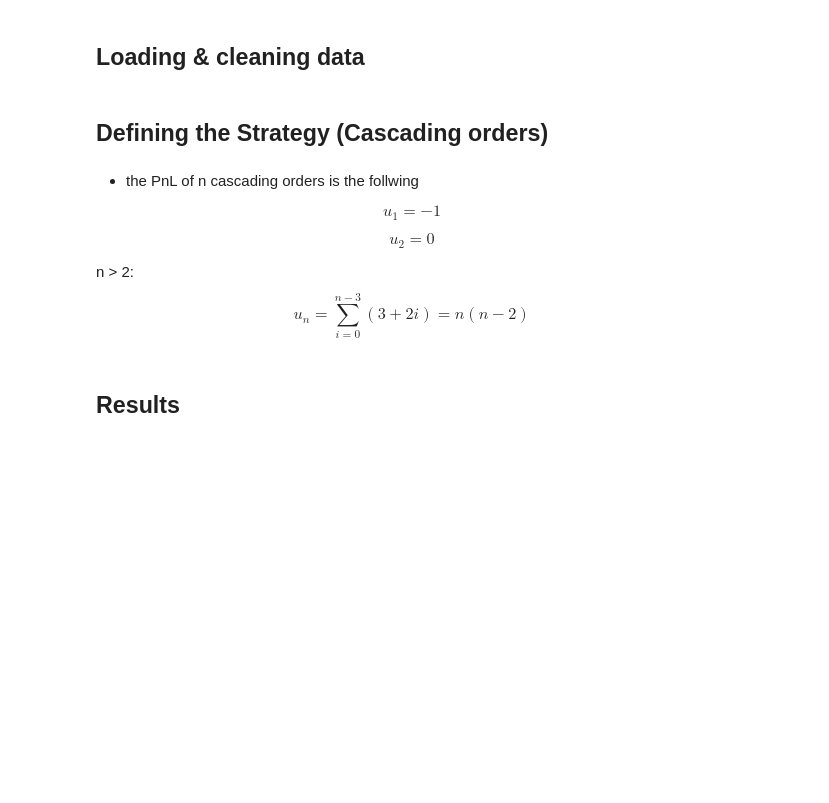
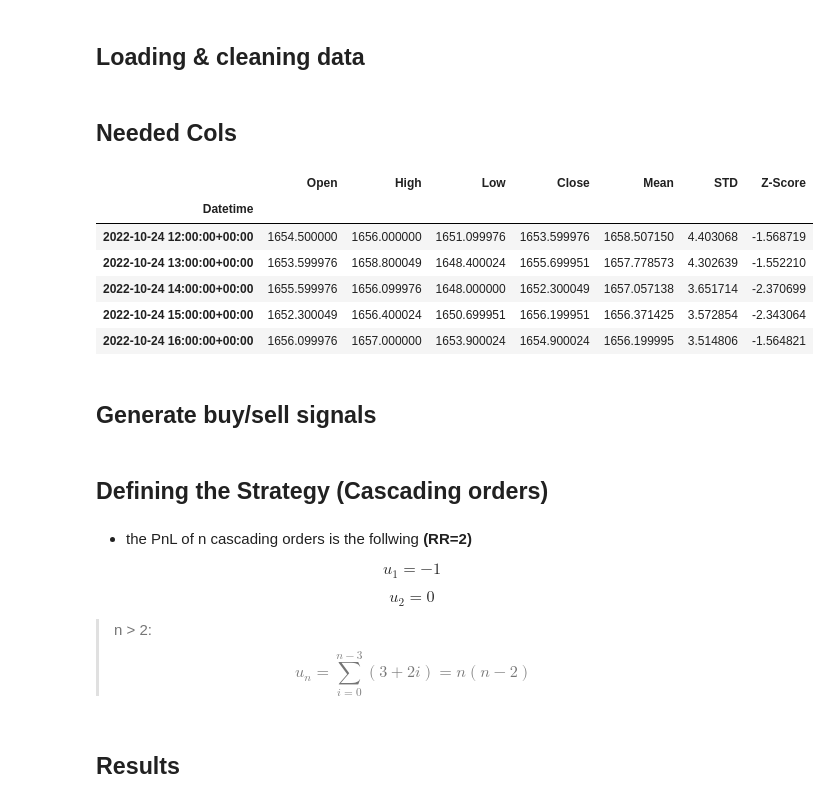
Before and after one commit to mod7ex/cascading-orders-strategy, a Jupyter notebook: index.ipynb, the cells around one changed output. Drawn from its saved outputs; the diff is of its cells as text; code cells hidden in the pictures; blank space fills up the shorter version.

```diff
--- a/index.ipynb
+++ b/index.ipynb
@@ -31,3 +30,34 @@ bool_df = df.isna()
 if not bool_df.loc[(bool_df['Close'] == True) | (bool_df['High'] == True) | (bool_df['Low'] == True) | (bool_df['Open'] == True)].empty:
     print("There is missing data")
     sys.exit("There is missing data")
+# %% [markdown]
+## **Needed Cols**
+# %%
+WINDOW = 14
+
+df['Mean'] = df['Close'].rolling(window=WINDOW).mean()
+# df['Mean'] = df['Close'].ewm(span=WINDOW, adjust=False).mean()
+df['STD'] = df['Close'].rolling(window=WINDOW).std()
+df['Z-Score'] = np.where(
+    abs(df['High'] - df['Mean'])  > abs(df['Mean'] - df['Low']),
+    (df['High'] - df['Mean']) / df['STD'],
+    (df['Low'] - df['Mean']) / df['STD']
+)
+
+df['Mean'] = df['Mean'].shift(1)
+df['STD'] = df['STD'].shift(1)
+df['Z-Score'] = df['Z-Score'].shift(1)
+
+df.dropna(inplace=True)
+
+df.head(5)
+# %% [output]
+|  | Open | High | Low | Close | Mean | STD | Z-Score |
+| Datetime |  |  |  |  |  |  |  |
+| 2022-10-24 12:00:00+00:00 | 1654.500000 | 1656.000000 | 1651.099976 | 1653.599976 | 1658.507150 | 4.403068 | -1.568719 |
+| 2022-10-24 13:00:00+00:00 | 1653.599976 | 1658.800049 | 1648.400024 | 1655.699951 | 1657.778573 | 4.302639 | -1.552210 |
+| 2022-10-24 14:00:00+00:00 | 1655.599976 | 1656.099976 | 1648.000000 | 1652.300049 | 1657.057138 | 3.651714 | -2.370699 |
+| 2022-10-24 15:00:00+00:00 | 1652.300049 | 1656.400024 | 1650.699951 | 1656.199951 | 1656.371425 | 3.572854 | -2.343064 |
+| 2022-10-24 16:00:00+00:00 | 1656.099976 | 1657.000000 | 1653.900024 | 1654.900024 | 1656.199995 | 3.514806 | -1.564821 |
+# %% [markdown]
+## **Generate buy/sell signals**
@@ -34,13 +84,14 @@ if not bool_df.loc[(bool_df['Close'] == True) | (bool_df['High'] == True) | (boo
 # %% [markdown]
 ## **Defining the Strategy (Cascading orders)**
 # %% [markdown]
-- the PnL of n cascading orders is the follwing
+- the PnL of n cascading orders is the follwing **(RR=2)**
 
 $$u_1 = -1$$
 
 $$u_2 = 0$$
 
-n > 2:   $$u_n = \sum_{i=0}^{n-3} (3 + 2i) = n (n - 2)$$
+> n > 2:
+$$u_n = \sum_{i=0}^{n-3} (3 + 2i) = n (n - 2)$$
 # %%
 # Initialize trade tracking columns
 df['Position'] = 0
```
Also changed, not shown: parts of 8 cells of this notebook, 2 other files.
